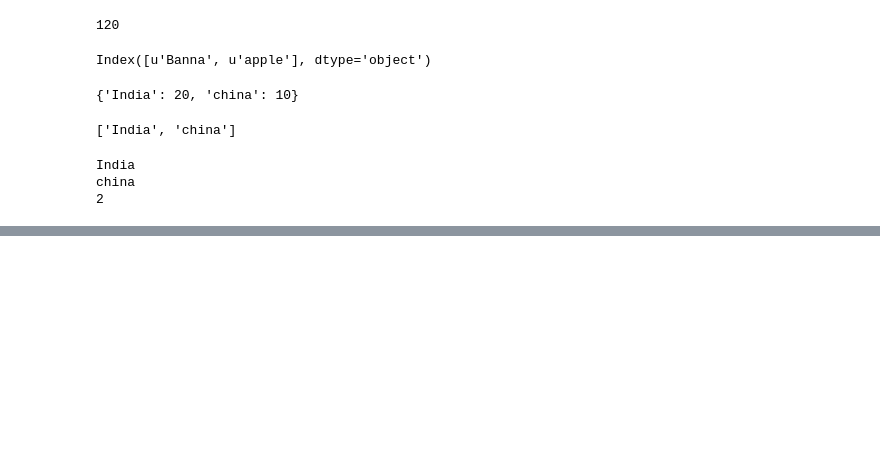
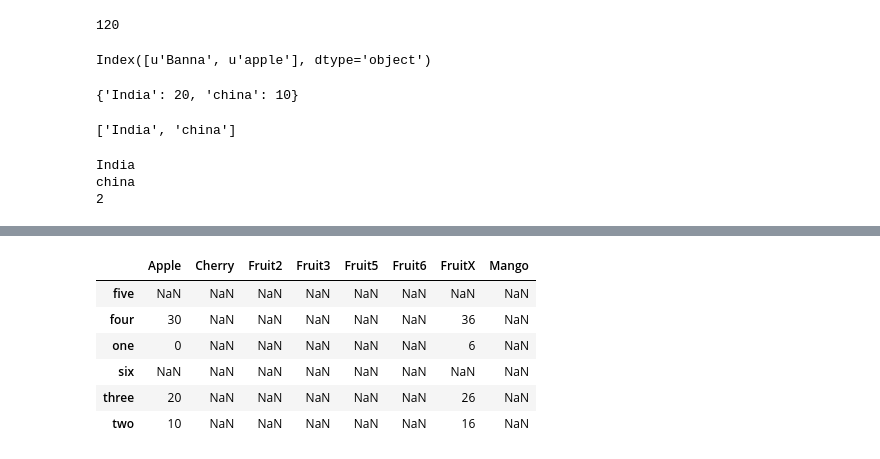
Before and after one commit to dipayandutta/Data-Visualisation, a Jupyter notebook: pandas_notes.ipynb, the cells around one changed output, grey strips where cells are left out. Drawn from its saved outputs; the diff is of its cells as text; code cells hidden in the pictures; blank space fills up the shorter version.

```diff
--- a/pandas_notes.ipynb
+++ b/pandas_notes.ipynb
@@ -343,0 +798,3 @@ china
+# %%
+frame1 = pd.DataFrame(np.arange(16).reshape((4,4)),index=['one','two','three','four']
+                      ,columns=['Apple','Mango','Cherry','FruitX'])
@@ -343,0 +809,3 @@ china
+# %%
+frame2 = pd.DataFrame(np.arange(36).reshape((6,6)),index=['one','two','three','four','five','six']
+                     ,columns=['Apple','Fruit2','Fruit3','FruitX','Fruit5','Fruit6'])
@@ -343,0 +822,10 @@ china
+# %%
+frame1.add(frame2)
+# %% [output]
+|  | Apple | Cherry | Fruit2 | Fruit3 | Fruit5 | Fruit6 | FruitX | Mango |
+| five | NaN | NaN | NaN | NaN | NaN | NaN | NaN | NaN |
+| four | 30 | NaN | NaN | NaN | NaN | NaN | 36 | NaN |
+| one | 0 | NaN | NaN | NaN | NaN | NaN | 6 | NaN |
+| six | NaN | NaN | NaN | NaN | NaN | NaN | NaN | NaN |
+| three | 20 | NaN | NaN | NaN | NaN | NaN | 26 | NaN |
+| two | 10 | NaN | NaN | NaN | NaN | NaN | 16 | NaN |
```
Also changed, not shown: parts of 200 cells of this notebook.
